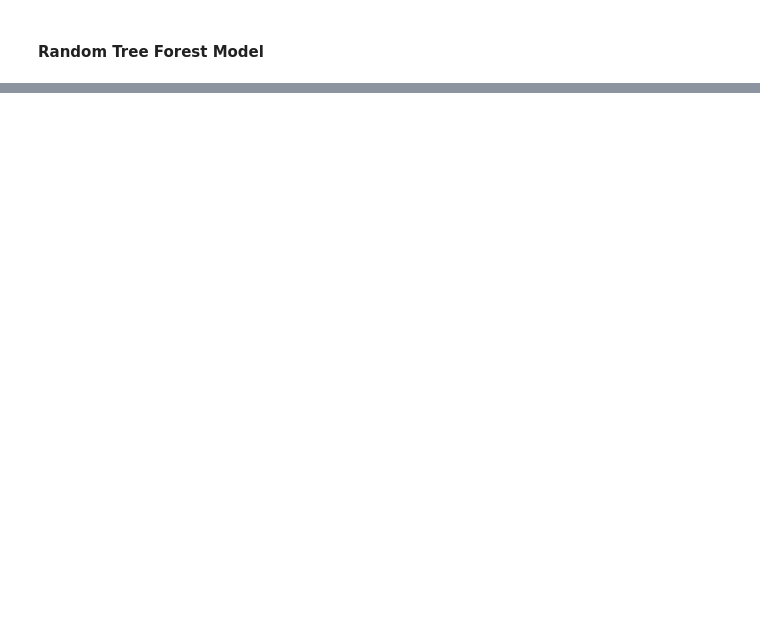
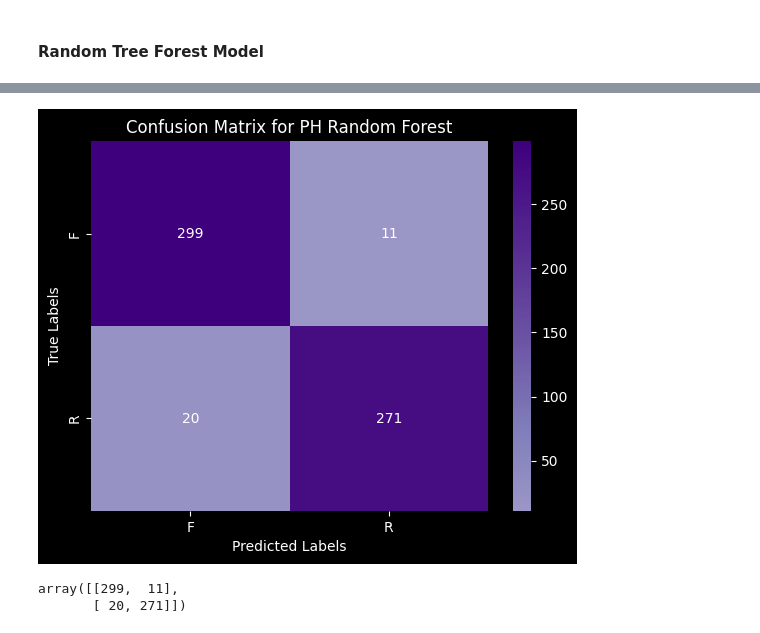
Before and after one commit to xRomory/CCMACLRL_COM231ML_PROJECT, a Jupyter notebook: fake_news/fake_news_detection.ipynb, the cells around one changed output, grey strips where cells are left out. Drawn from its saved outputs; the diff is of its cells as text; code cells hidden in the pictures; blank space fills up the shorter version.

```diff
--- a/fake_news/fake_news_detection.ipynb
+++ b/fake_news/fake_news_detection.ipynb
@@ -1239,0 +1519,20 @@ KeyboardInterrupt:
+# %%
+ph_rtf_model = Pipeline([
+    ("tfidf", TfidfVectorizer(
+        ngram_range=(1, 2),
+        min_df=5,
+        max_df=0.7,
+        sublinear_tf=True,
+    )),
+    ("rfc", RandomForestClassifier(
+        max_depth=50,
+        criterion='gini',
+        min_samples_split=2,
+        n_estimators=500,
+        random_state=44,
+        max_features='sqrt',
+        min_samples_leaf=1
+    )),
+])
+
+ph_rtf_model.fit(ph_x_train, ph_y_train)
@@ -1239,0 +1552,8 @@ KeyboardInterrupt:
+# %%
+ph_y_pred = ph_rtf_model.predict(ph_x_test)
+
+df = pd.DataFrame()
+df["Actual"], df["Predict"] = ph_y_test, ph_y_pred
+df.replace(0, "R", inplace=True)
+df.replace(1, "F", inplace=True)
+df
@@ -1239,0 +1574,21 @@ KeyboardInterrupt:
+# %%
+c_matrix = confusion_matrix(ph_y_test, ph_y_pred)
+target_names = ['F', 'R']
+sns.heatmap(
+    c_matrix,
+    annot=True,
+    fmt='g',
+    center=True,
+    cmap='Purples',
+    xticklabels=target_names,
+    yticklabels=target_names,
+)
+plt.xlabel("Predicted Labels")
+plt.ylabel("True Labels")
+plt.title("Confusion Matrix for PH Random Forest")
+plt.show()
+c_matrix
+# %% [output]
+[figure, added]
+array([[299,  11],
+       [ 20, 271]])
```
Also changed, not shown: parts of 37 cells of this notebook.
